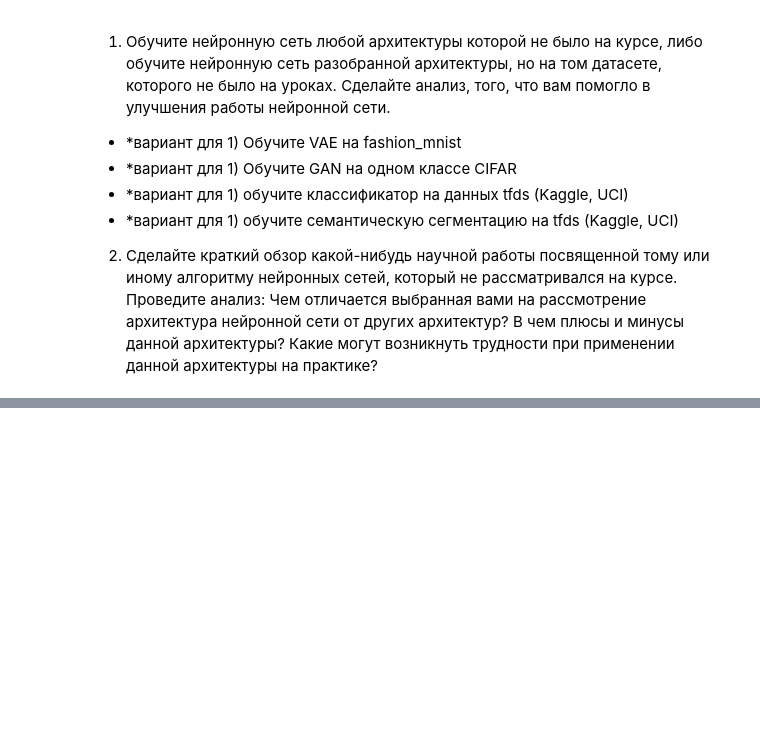
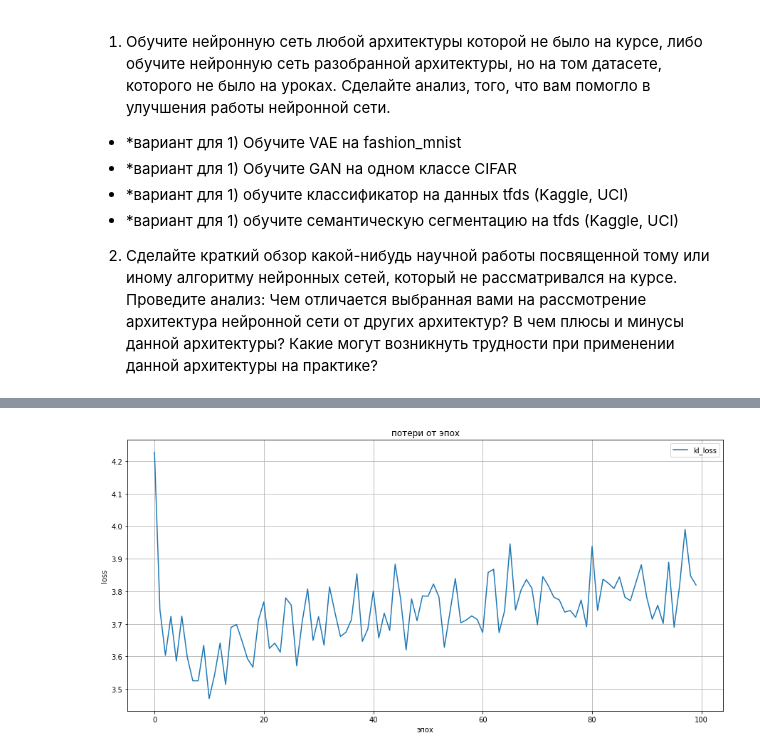
Before and after one commit to alex-chin/intro_neural_network, a Jupyter notebook: homeworks/home08/home08.ipynb, the cells around one changed output, grey strips where cells are left out. Drawn from its saved outputs; the diff is of its cells as text; code cells hidden in the pictures; blank space fills up the shorter version.

```diff
--- a/homeworks/home08/home08.ipynb
+++ b/homeworks/home08/home08.ipynb
@@ -137,3 +152,15 @@ Epoch 38/100
+# %%
+plt.figure(figsize=(15, 7))
+plt.plot(history.history['kl_loss'], label='kl_loss')
+
+plt.xlabel('эпох')
+plt.ylabel('loss')
+plt.legend()
+plt.grid('On')
+plt.title('потери от эпох')
+plt.show()
+# %% [output]
+[figure, added]
 # %%
 import matplotlib.pyplot as plt
 
```
Also changed, not shown: parts of 13 cells of this notebook.
